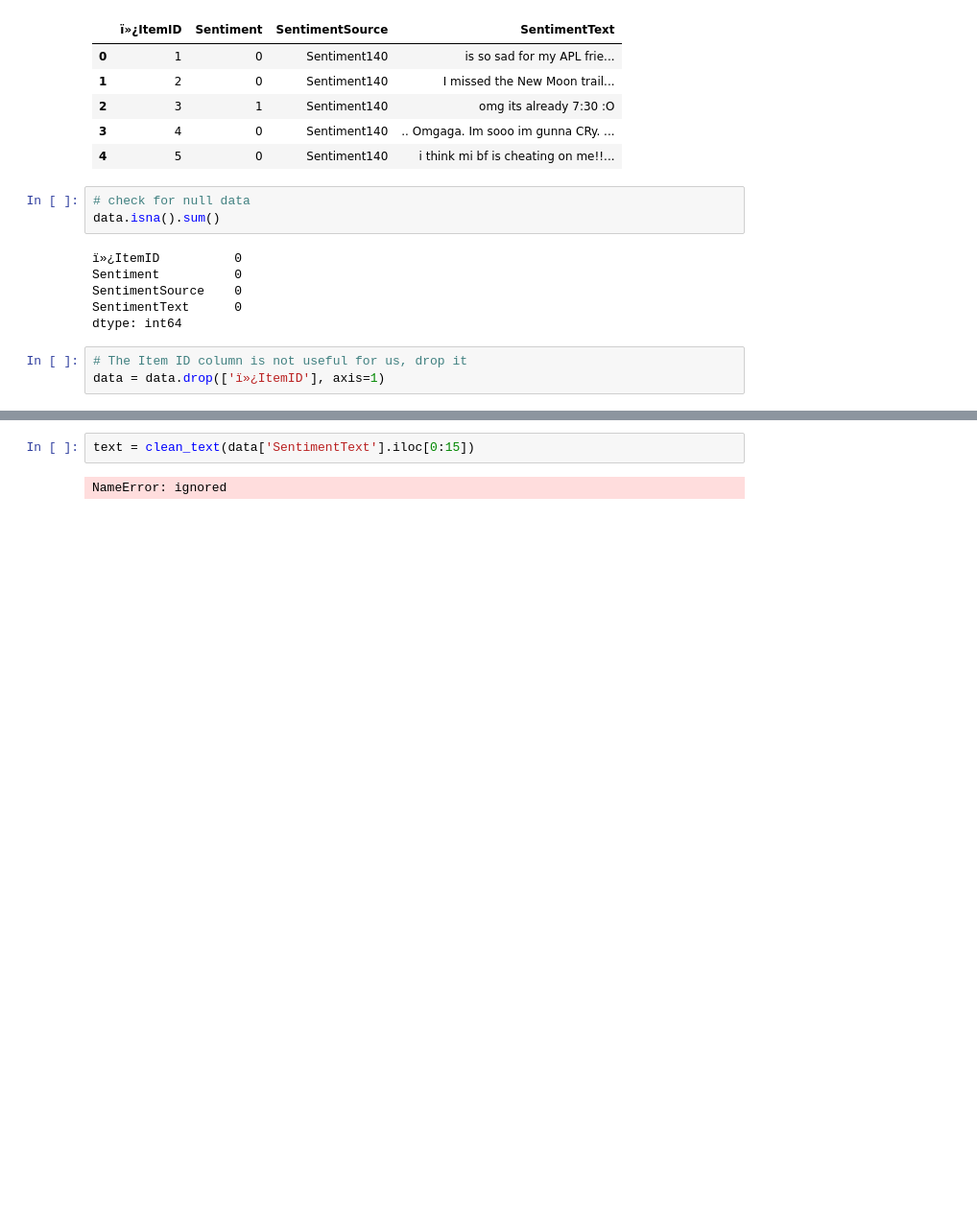
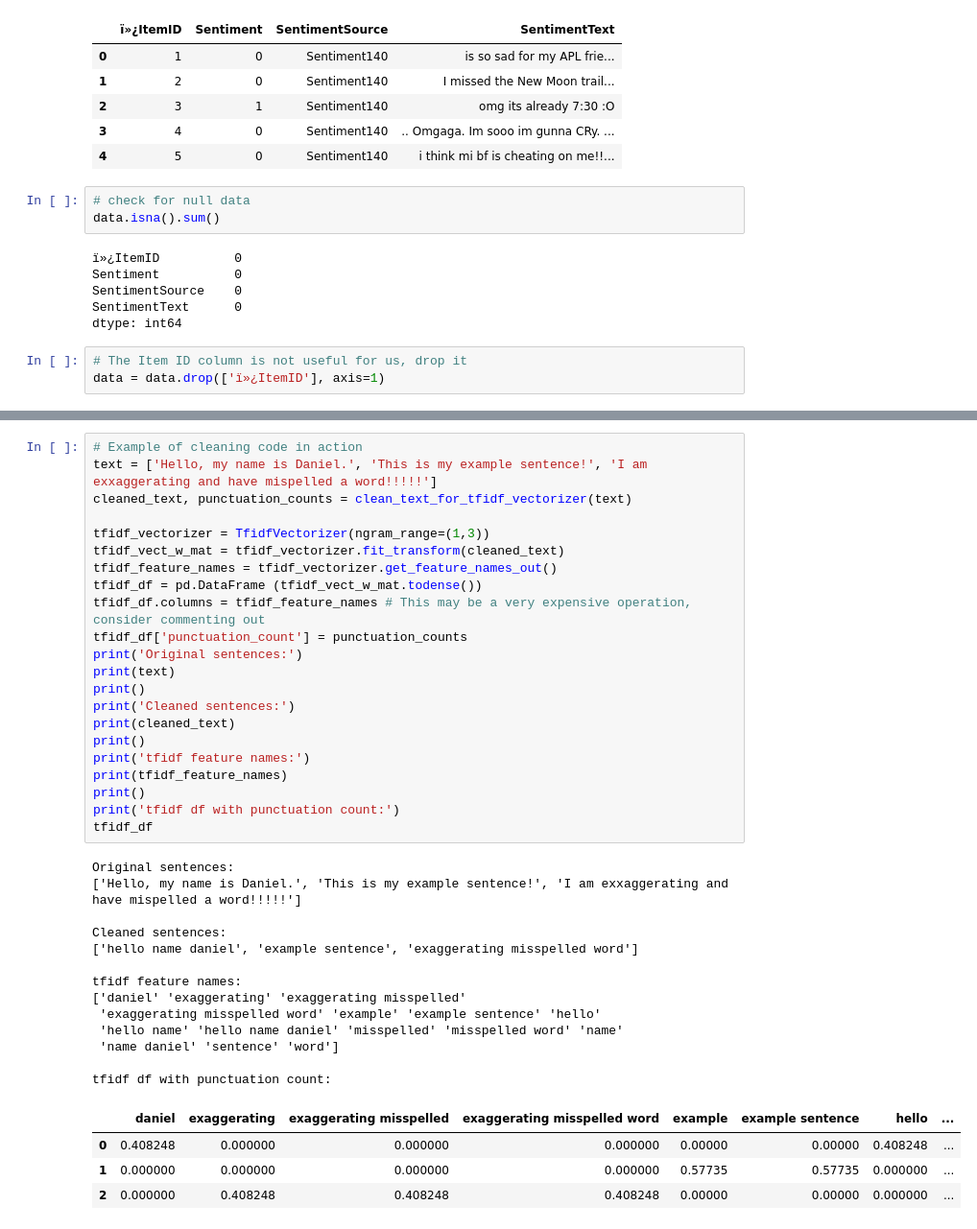
Before and after one commit to AI-at-GBC/tweet-analysis, a Jupyter notebook: clean_tweet_dataset.ipynb, the cells around one changed output, grey strips where cells are left out. Shown at 96% size. Cells and saved outputs as stored; diff of their text form; blank space fills up the shorter version.

Commit message:
add cleaning func with proper bi/trigram processing

```diff
--- a/clean_tweet_dataset.ipynb
+++ b/clean_tweet_dataset.ipynb
@@ -188,5 +148,41 @@ text
-# %%
-text = clean_text(data['SentimentText'].iloc[0:15])
-# %% [output]
-NameError: ignored
+# %%
+# Example of cleaning code in action
+text = ['Hello, my name is Daniel.', 'This is my example sentence!', 'I am exxaggerating and have mispelled a word!!!!!']
+cleaned_text, punctuation_counts = clean_text_for_tfidf_vectorizer(text)
+
+tfidf_vectorizer = TfidfVectorizer(ngram_range=(1,3))
+tfidf_vect_w_mat = tfidf_vectorizer.fit_transform(cleaned_text)
+tfidf_feature_names = tfidf_vectorizer.get_feature_names_out()
+tfidf_df = pd.DataFrame (tfidf_vect_w_mat.todense())
+tfidf_df.columns = tfidf_feature_names # This may be a very expensive operation, consider commenting out
+tfidf_df['punctuation_count'] = punctuation_counts
+print('Original sentences:')
+print(text)
+print()
+print('Cleaned sentences:')
+print(cleaned_text)
+print()
+print('tfidf feature names:')
+print(tfidf_feature_names)
+print()
+print('tfidf df with punctuation count:')
+tfidf_df
+# %% [output]
+Original sentences:
+['Hello, my name is Daniel.', 'This is my example sentence!', 'I am exxaggerating and have mispelled a word!!!!!']
+
+Cleaned sentences:
+['hello name daniel', 'example sentence', 'exaggerating misspelled word']
+
+tfidf feature names:
+['daniel' 'exaggerating' 'exaggerating misspelled'
+ 'exaggerating misspelled word' 'example' 'example sentence' 'hello'
+ 'hello name' 'hello name daniel' 'misspelled' 'misspelled word' 'name'
+ 'name daniel' 'sentence' 'word']
+
+tfidf df with punctuation count:
+|  | daniel | exaggerating | exaggerating misspelled | exaggerating misspelled word | example | example sentence | hello | ... |
+| 0 | 0.408248 | 0.000000 | 0.000000 | 0.000000 | 0.00000 | 0.00000 | 0.408248 | ... |
+| 1 | 0.000000 | 0.000000 | 0.000000 | 0.000000 | 0.57735 | 0.57735 | 0.000000 | ... |
+| 2 | 0.000000 | 0.408248 | 0.408248 | 0.408248 | 0.00000 | 0.00000 | 0.000000 | ... |
 # %%
```
Also changed, not shown: parts of 7 cells of this notebook.
